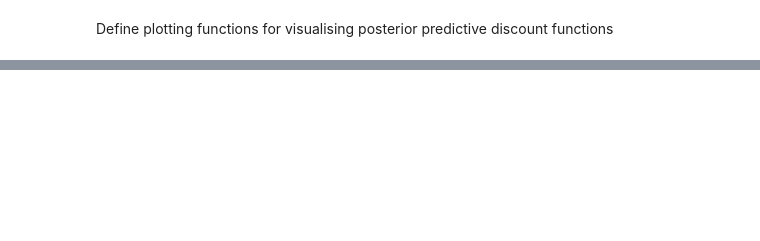
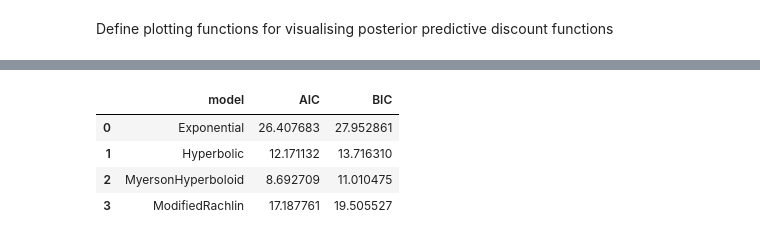
Before and after one commit to drbenvincent/darc_toolbox, a Jupyter notebook: dev/multiple model fitting.ipynb, the cells around one changed output, grey strips where cells are left out. Drawn from its saved outputs; the diff is of its cells as text; code cells hidden in the pictures; blank space fills up the shorter version.

Commit message:
#57 model comparison metric code done (mulitple model fitting.ipynb)

```diff
--- a/dev/multiple model fitting.ipynb
+++ b/dev/multiple model fitting.ipynb
@@ -141,0 +145,41 @@ fig.savefig('mulitple_model_fitting.pdf', bbox_inches='tight')
+# %%
+def AIC(Lhat, k):
+    '''Calculate the AIC metric
+    k = number of estimated parameters in the model
+    Lhat = maximum of the likelihood function'''
+    return 2*k - 2*np.log(Lhat)
+
+
+def BIC(Lhat, k, n):
+    '''Calculate the BIC metric
+    k = number of estimated parameters in the model
+    n = number of observations
+    Lhat = maximum of the likelihood function'''
+    return np.log(n)*k - 2*np.log(Lhat)
+# %%
+data = design_thing.data.get_df()
+
+model_name = []
+AIC_values = []
+BIC_values = []
+
+for model in fitted_models:
+    θ = model.θ
+    k = model.n_free_parameters
+    n = len(data)
+    LL = model.log_likelihood(θ, data)
+    # calculate max value of likelihood function
+    Lhat = np.max(np.exp(LL))
+
+    model_name.append(model.__class__.__name__)
+    AIC_values.append(AIC(Lhat, k))
+    BIC_values.append(BIC(Lhat, k, n))
+# %%
+model_comparison = pd.DataFrame({'model':model_name, 'AIC': AIC_values, 'BIC': BIC_values})
+model_comparison
+# %% [output]
+|  | model | AIC | BIC |
+| 0 | Exponential | 26.407683 | 27.952861 |
+| 1 | Hyperbolic | 12.171132 | 13.716310 |
+| 2 | MyersonHyperboloid | 8.692709 | 11.010475 |
+| 3 | ModifiedRachlin | 17.187761 | 19.505527 |
```
Also changed, not shown: parts of 4 cells of this notebook.
